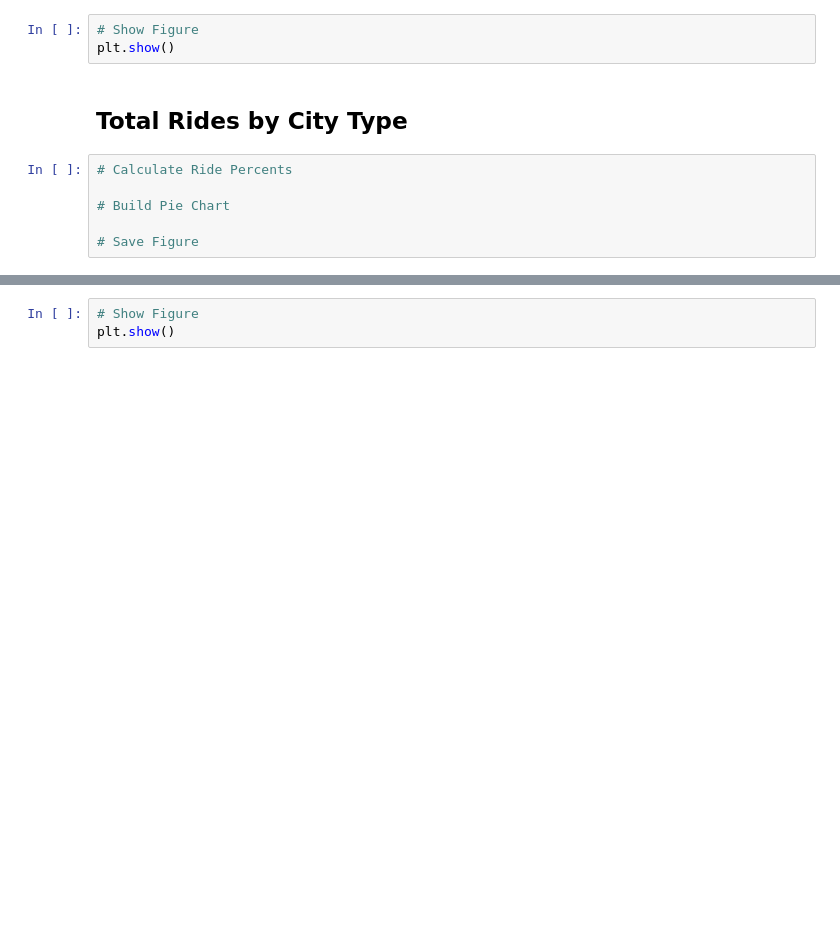
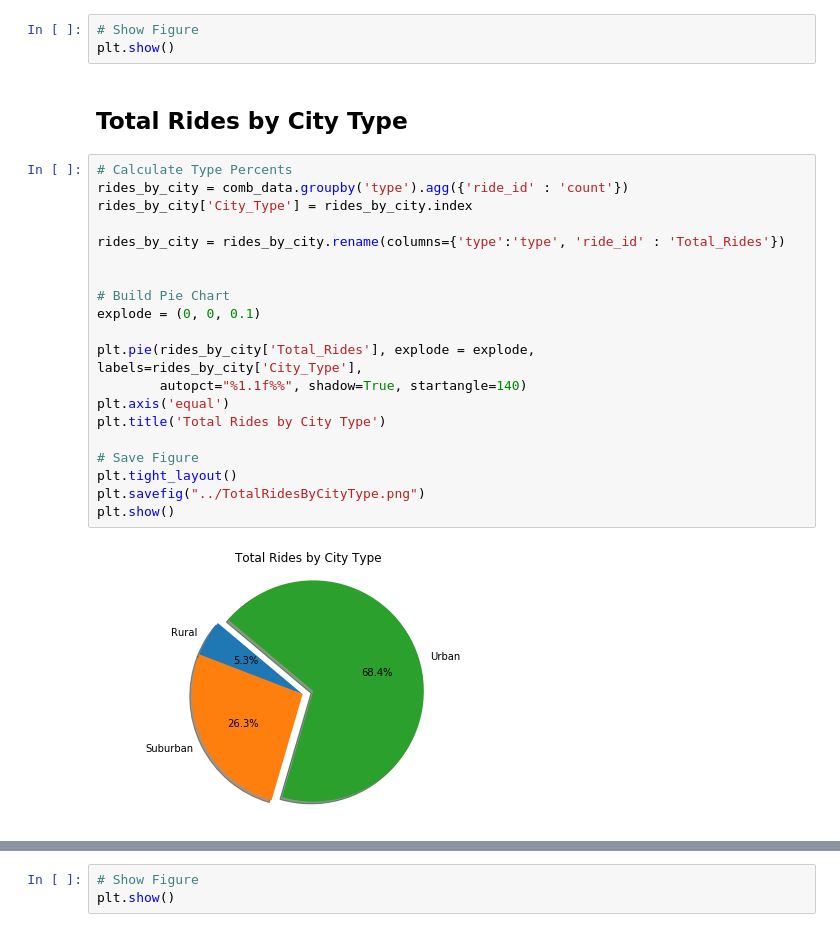
Before and after one commit to GregPoppe/Homework, a Jupyter notebook: Pyber/pyber_starter.ipynb, the cells around one changed output, grey strips where cells are left out. Drawn from its saved outputs; the diff is of its cells as text; blank space fills up the shorter version.

```diff
--- a/Pyber/pyber_starter.ipynb
+++ b/Pyber/pyber_starter.ipynb
@@ -88,9 +105,25 @@ plt.show()
 plt.show()
 # %% [markdown]
 ## Total Rides by City Type
-# %%
-# Calculate Ride Percents
-
-# Build Pie Chart
-
-# Save Figure
+# %%
+# Calculate Type Percents
+rides_by_city = comb_data.groupby('type').agg({'ride_id' : 'count'})
+rides_by_city['City_Type'] = rides_by_city.index
+
+rides_by_city = rides_by_city.rename(columns={'type':'type', 'ride_id' : 'Total_Rides'})
+
+
+# Build Pie Chart
+explode = (0, 0, 0.1)
+
+plt.pie(rides_by_city['Total_Rides'], explode = explode, labels=rides_by_city['City_Type'],
+        autopct="%1.1f%%", shadow=True, startangle=140)
+plt.axis('equal')
+plt.title('Total Rides by City Type')
+
+# Save Figure
+plt.tight_layout()
+plt.savefig("../TotalRidesByCityType.png")
+plt.show()
+# %% [output]
+[figure, added]
```
Also changed, not shown: parts of 10 cells of this notebook.
